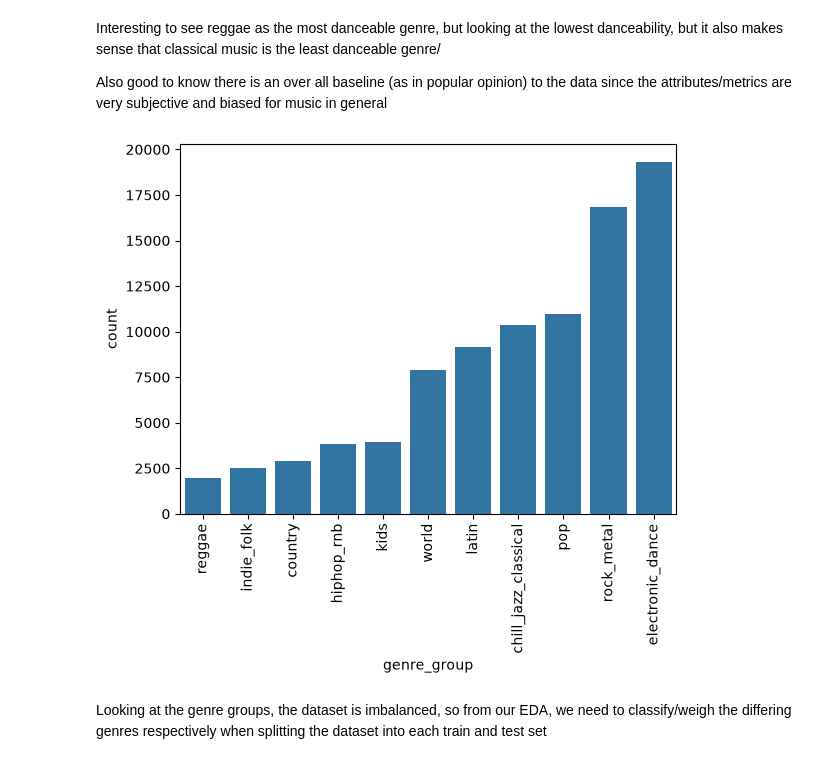
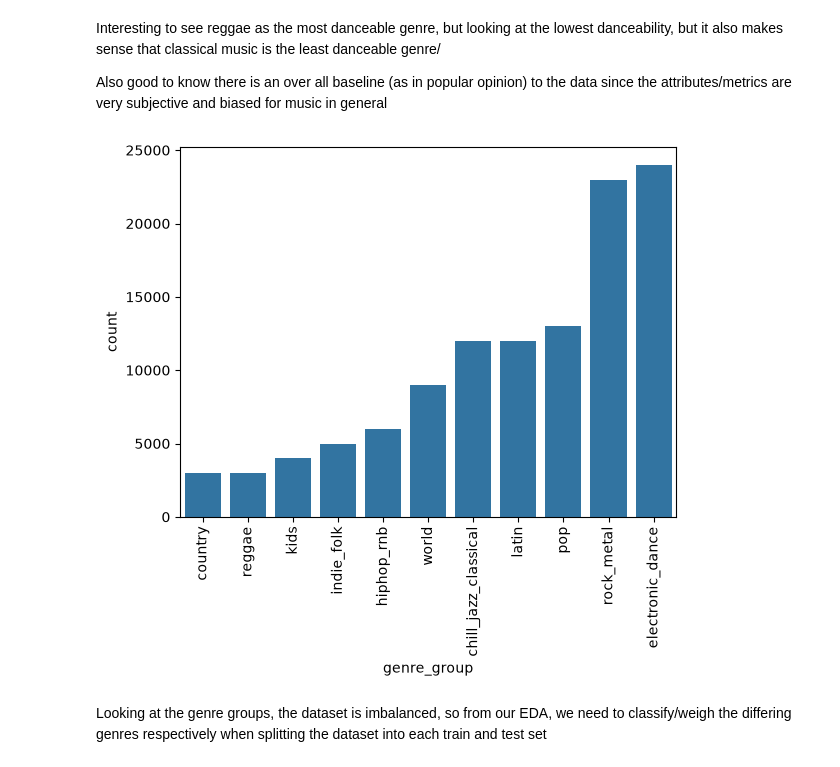
Before and after one commit to surabhibage/cs-171-final-project, a Jupyter notebook: project_checkpoint/eda.ipynb, the cells around one changed output. Cells and saved outputs as stored; diff of their text form; code cells hidden in the pictures.

```diff
--- a/project_checkpoint/eda.ipynb
+++ b/project_checkpoint/eda.ipynb
@@ -8,9 +8,11 @@ import seaborn as sns
 import matplotlib.pyplot as plt
 from preprocessing import clean_data, genre_map
 # %%
-df = pd.read_csv('../data/spotify-tracks-dataset.csv')
+raw_data = pd.read_csv('../data/spotify-tracks-dataset.csv')
+raw_data['genre_group'] = raw_data['track_genre'].map(genre_map)
+raw_data['duration_min'] = raw_data['duration_ms'] / 60000
 
-print("rows: ", df.shape[0])
+print("rows: ", raw_data.shape[0])
 # %% [output]
 rows:  114000
 # %%
@@ -97,7 +89,6 @@ Name: count, Length: 89741, dtype: int64
 # %% [markdown]
 ## **EDA with raw & cleaned data**
 # %%
-raw_data = df
 df = clean_data(raw_data)
 print("raw: ", raw_data.shape[0])
 print("cleaned: ", df.shape[0])
@@ -178,13 +169,13 @@ Also good to know there is an over all baseline (as in popular opinion) to the d
 very subjective and biased for music in general
 # %%
 # visualize if all genre groups are balanced
-genre_order = df['genre_group'].value_counts(ascending=True).index
+genre_order = raw_data['genre_group'].value_counts(ascending=True).index
 
-sns.countplot(data=df, x='genre_group', order=genre_order)
+sns.countplot(data=raw_data, x='genre_group', order=genre_order)
 plt.xticks(rotation=90)
 plt.show()
 # %% [output]
-[figure, old version]
+[figure, new version]
 # %% [markdown]
 Looking at the genre groups, the dataset is imbalanced, so from our EDA, we need to classify/weigh the differing genres respectively
  when splitting the dataset into each train and test set
```
Also changed, not shown: parts of 15 cells of this notebook.
